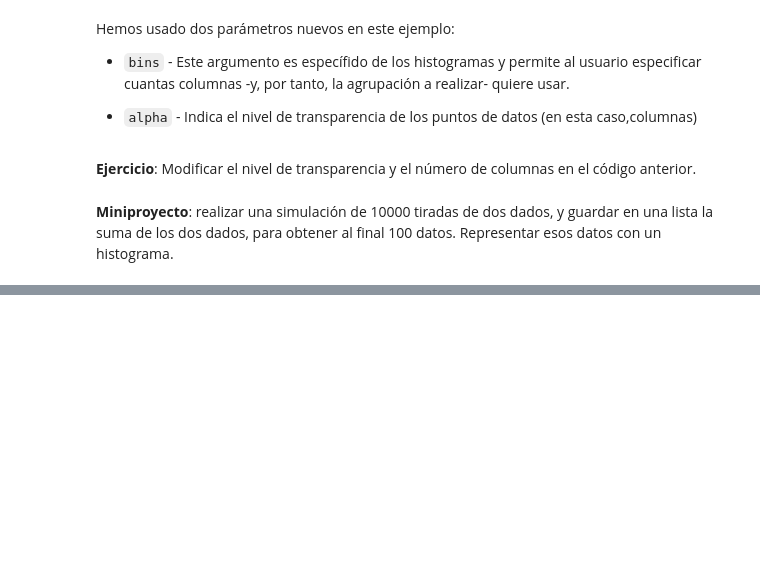
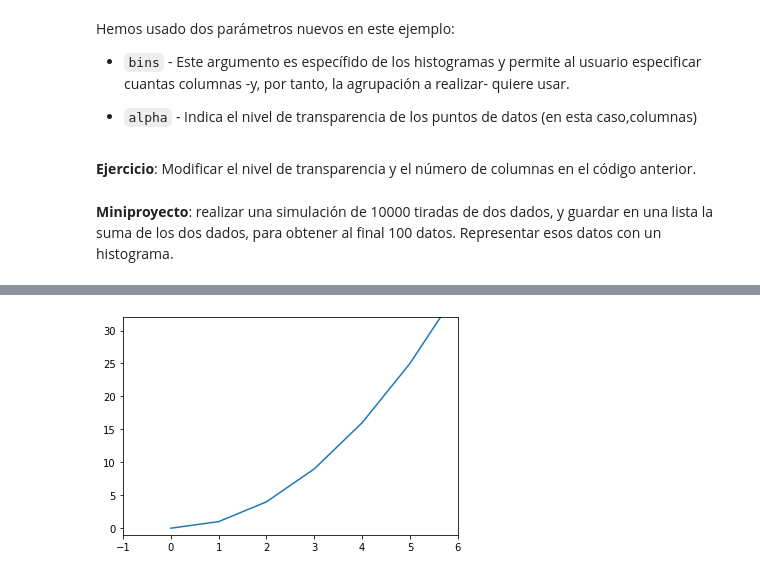
Before and after one commit to pythoncanarias/eoi, a Jupyter notebook: 05-libs/external/matplotlib/matplotlib.ipynb, the cells around one changed output, grey strips where cells are left out. Drawn from its saved outputs; the diff is of its cells as text; code cells hidden in the pictures; blank space fills up the shorter version.

```diff
--- a/05-libs/external/matplotlib/matplotlib.ipynb
+++ b/05-libs/external/matplotlib/matplotlib.ipynb
@@ -152,0 +167,6 @@ plt.show()
+# %%
+plt.plot([x**2 for x in range(7)])
+plt.axis([-1, 6, -1, 32])
+plt.show()
+# %% [output]
+[figure, added]
```
Also changed, not shown: parts of 26 cells of this notebook, 13 other files.
